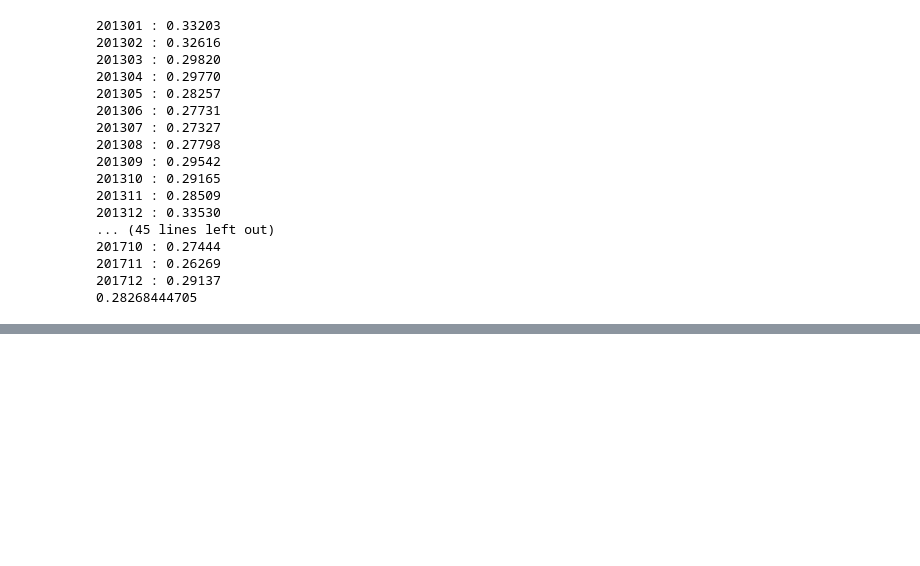
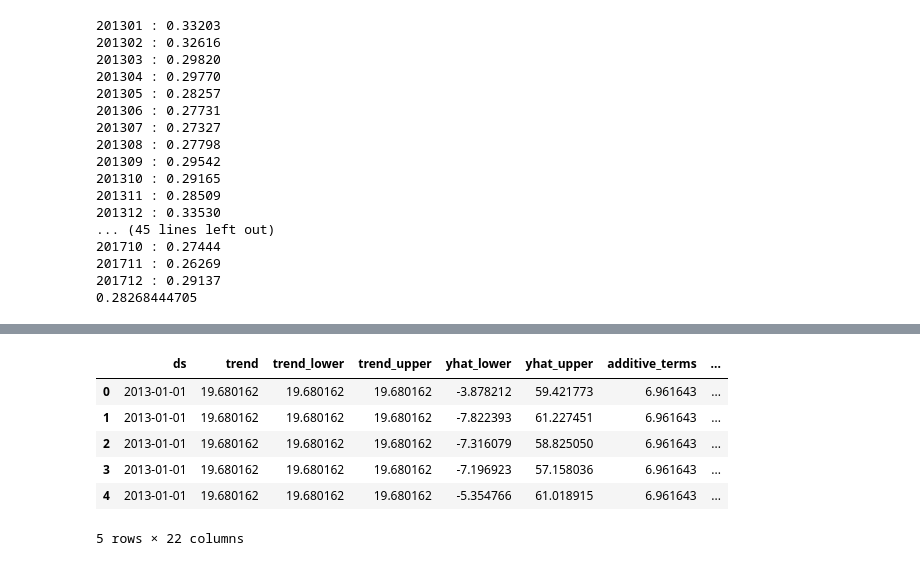
Before and after one commit to raymondykcheung/demand-forecast, a Jupyter notebook: demand-forecasting.ipynb, the cells around one changed output, grey strips where cells are left out. Cells and saved outputs as stored; diff of their text form; code cells hidden in the pictures; blank space fills up the shorter version.

```diff
--- a/demand-forecasting.ipynb
+++ b/demand-forecasting.ipynb
@@ -262,0 +355,10 @@ Prophet is always a dataframe with two columns: ds and y. The ds (datestamp) col
+# %%
+forecast.head()
+# %% [output]
+|  | ds | trend | trend_lower | trend_upper | yhat_lower | yhat_upper | additive_terms | ... |
+| 0 | 2013-01-01 | 19.680162 | 19.680162 | 19.680162 | -3.878212 | 59.421773 | 6.961643 | ... |
+| 1 | 2013-01-01 | 19.680162 | 19.680162 | 19.680162 | -7.822393 | 61.227451 | 6.961643 | ... |
+| 2 | 2013-01-01 | 19.680162 | 19.680162 | 19.680162 | -7.316079 | 58.825050 | 6.961643 | ... |
+| 3 | 2013-01-01 | 19.680162 | 19.680162 | 19.680162 | -7.196923 | 57.158036 | 6.961643 | ... |
+| 4 | 2013-01-01 | 19.680162 | 19.680162 | 19.680162 | -5.354766 | 61.018915 | 6.961643 | ... |
+5 rows × 22 columns
```
Also changed, not shown: parts of 15 cells of this notebook.
